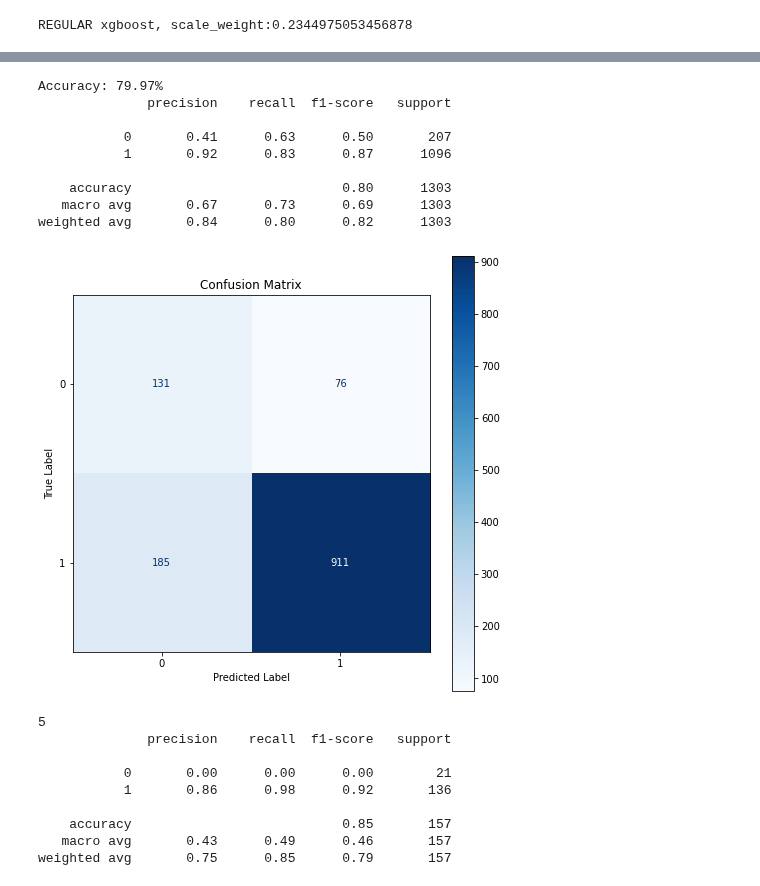
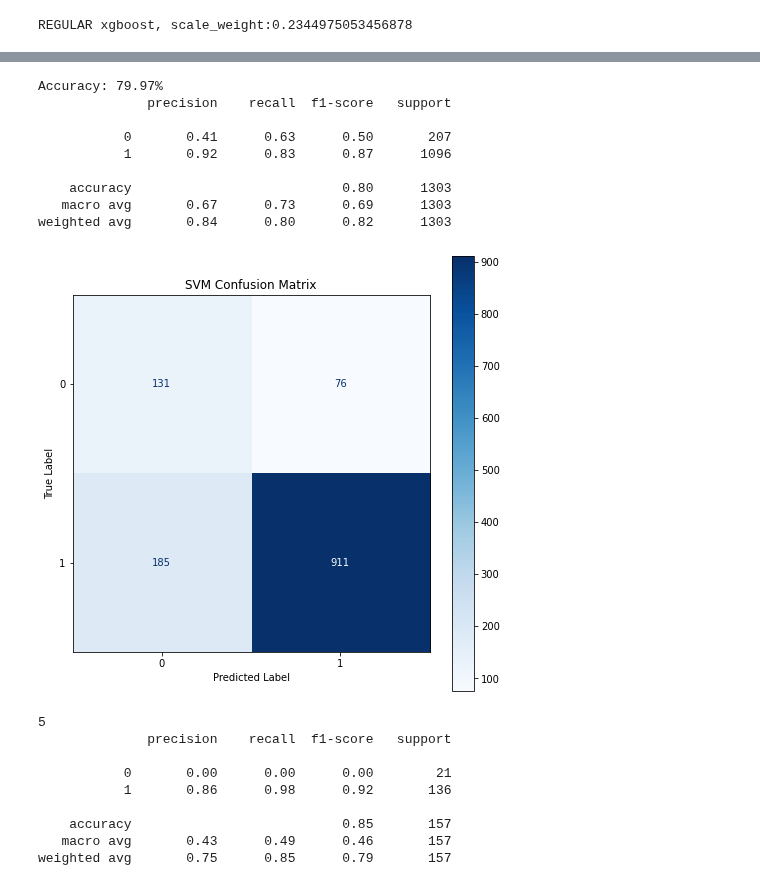
Before and after one commit to ramon284/Interest-predictor, a Jupyter notebook: zpredict.ipynb, the cells around one changed output, grey strips where cells are left out. Drawn from its saved outputs; the diff is of its cells as text; code cells hidden in the pictures.

```diff
--- a/zpredict.ipynb
+++ b/zpredict.ipynb
@@ -34,11 +34,11 @@ def preprocess(df, humanCheck = False):
 
     featureTest = ['AU5', 'AU10', 'AU15', 'AU26', 'AU28', 'looking_away', 'AU1_diff', 'AU2_diff', 'AU4_diff', 'AU5_diff', 'AU6_diff', 'AU7_diff', 'AU9_diff', 'AU10_diff',
                    'AU11_diff', 'AU12_diff', 'AU14_diff', 'AU15_diff', 'AU17_diff', 'AU20_diff', 'AU23_diff', 'AU24_diff', 'AU25_diff', 'AU26_diff', 'AU28_diff',
-                   'AU43_diff', 'anger_diff', 'disgust_diff', 'fear_diff', 'happiness_diff', 'surprise_diff', 'neutral_diff', 'emotion_mirroring_diff']
+                   'AU43_diff', 'anger_diff', 'disgust_diff', 'fear_diff', 'happiness_diff', 'surprise_diff', 'neutral_diff']
     ##      + listEmoDiff
-    listOther = ['emotion_mirroring']
+    listOther = ['emotion_mirroring_diff']
 
-    totalcolumns = listBB + listLandmarks + listTime  + listEyes + featureTest# + listOther# + listFaceDirection
+    totalcolumns = listBB + listLandmarks + listTime  + listEyes + featureTest + listOther# + listFaceDirection
 
     df = df.drop(columns = totalcolumns)
     df = df.drop(columns=['pupil_direction', 'Person'])
@@ -456,37 +480,38 @@ CalibratedClassifierCV               2.58
 # %%
 import matplotlib.pyplot as plt
 from sklearn.metrics import accuracy_score, classification_report, confusion_matrix, ConfusionMatrixDisplay
 
 y_pred = model.predict(X_test)
 accuracy = accuracy_score(y_test, y_pred_svm)
 print("Accuracy: %.2f%%" % (accuracy * 100.0))
 print(classification_report(y_test, y_pred_svm))
 
 # Compute the confusion matrix
 cm = confusion_matrix(y_test, y_pred_svm)
 
-y_pred_with_emo = y_pred_svm
+y_pred_without_emo = y_pred_svm
 
 # Plot the confusion matrix
 fig, ax = plt.subplots(figsize=(8, 8))
 disp = ConfusionMatrixDisplay(confusion_matrix=cm, display_labels=model.classes_)
-disp.plot(ax=ax, cmap=plt.cm.Blues)
+# control font size by specifying a format string for the numbers
+disp.plot(ax=ax, cmap=plt.cm.Blues, values_format='.0f')
 
-plt.title("Confusion Matrix")
+plt.title("SVM Confusion Matrix")
 plt.xlabel("Predicted Label")
 plt.ylabel("True Label")
 plt.show()
 # %% [output]
 Accuracy: 79.97%
               precision    recall  f1-score   support
 
            0       0.41      0.63      0.50       207
            1       0.92      0.83      0.87      1096
 
     accuracy                           0.80      1303
    macro avg       0.67      0.73      0.69      1303
 weighted avg       0.84      0.80      0.82      1303
-[figure, old version]
+[figure, new version]
 # %%
 import numpy as np
 def smooth_data(data, window_size, method='average'):
```
Also changed, not shown: parts of 11 cells of this notebook.
